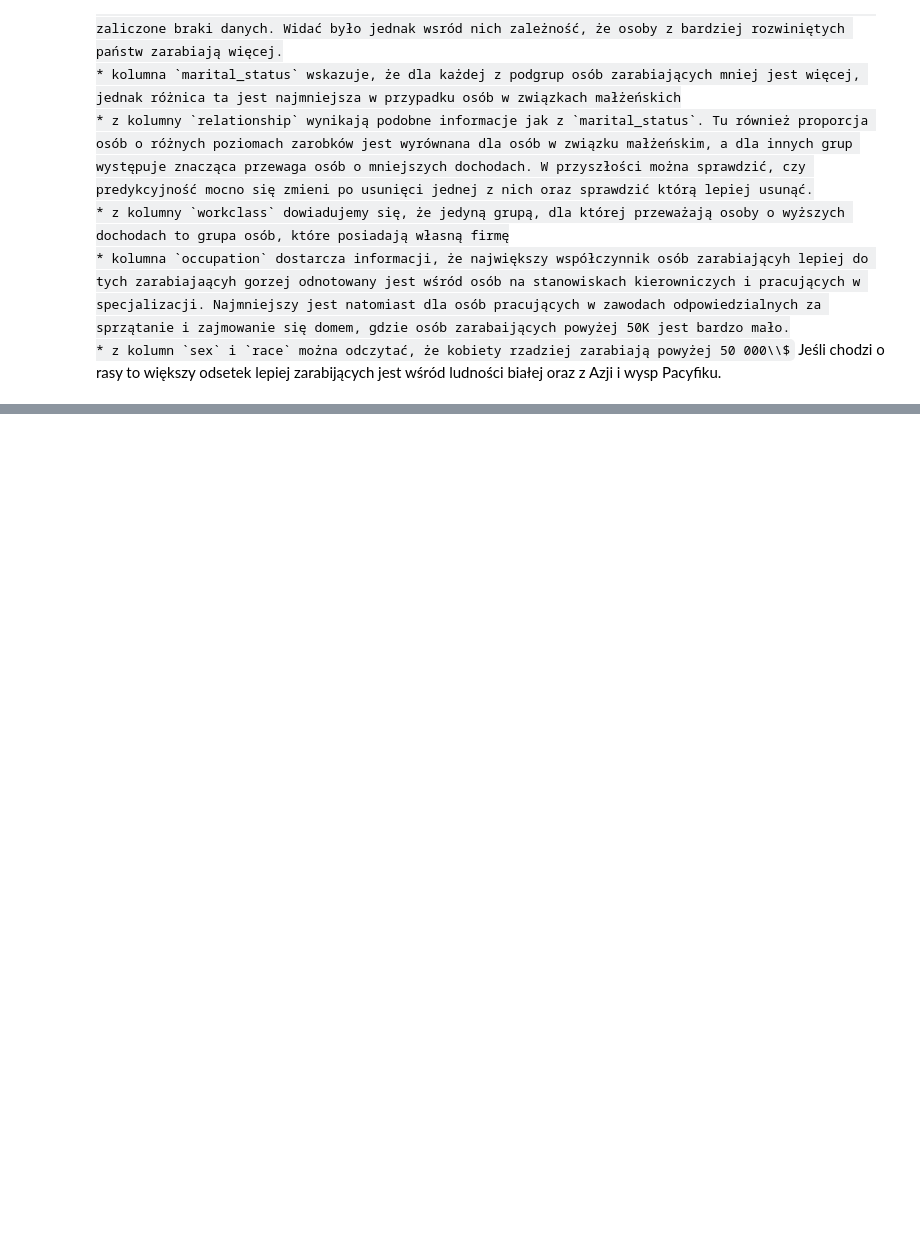
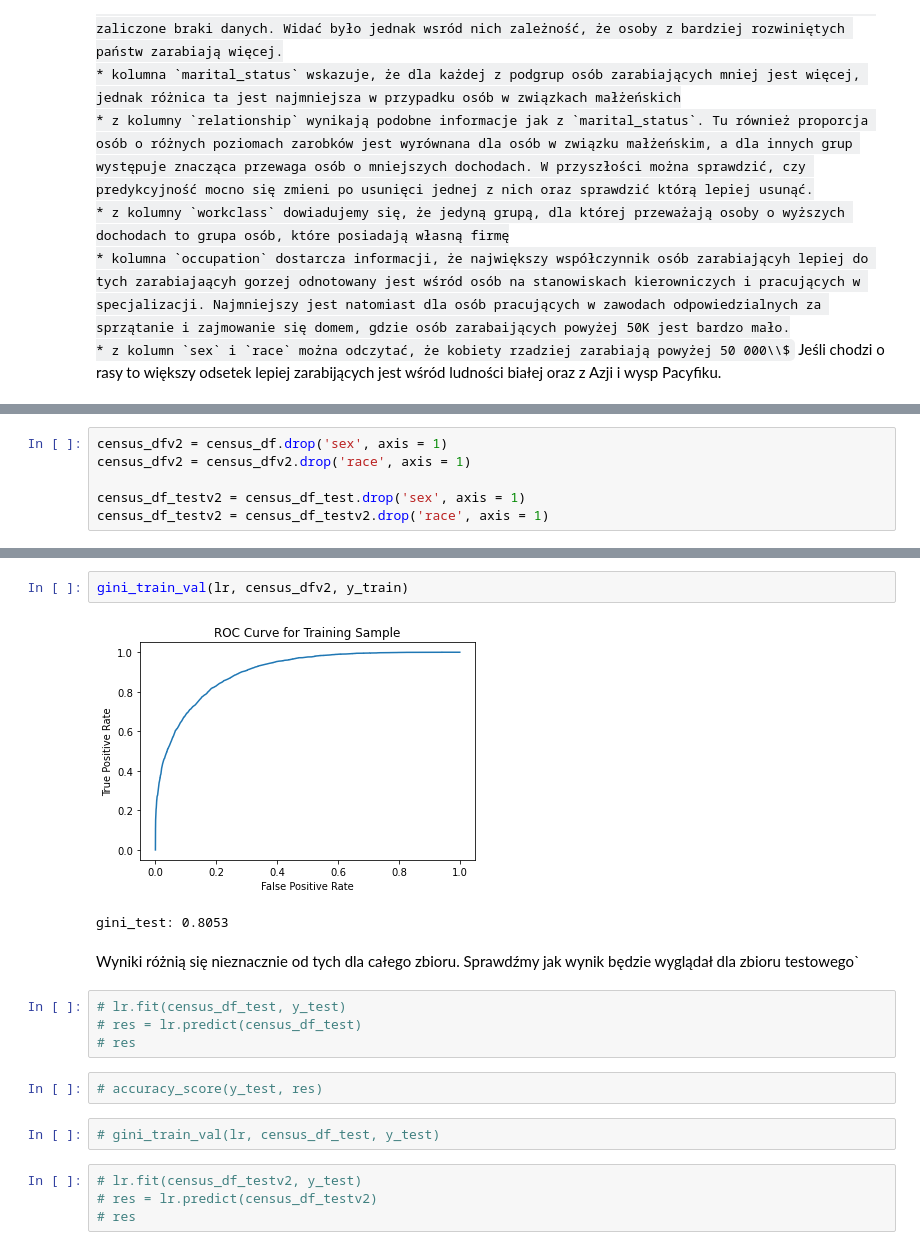
Before and after one commit to malwina0/2022L-ML, a Jupyter notebook: Project1/Projekt1_JakubPiwko_MalwinaWojewoda.ipynb, the cells around one changed output, grey strips where cells are left out. Cells and saved outputs as stored; diff of their text form; some formulas as TeX source; blank space fills up the shorter version.

```diff
--- a/Project1/Projekt1_JakubPiwko_MalwinaWojewoda.ipynb
+++ b/Project1/Projekt1_JakubPiwko_MalwinaWojewoda.ipynb
@@ -858,0 +948,6 @@ Zmienna ta pokazuje, że im wyższy poziom edukacji, tym osób zarabiających po
+# %%
+census_dfv2 = census_df.drop('sex', axis = 1)
+census_dfv2 = census_dfv2.drop('race', axis = 1)
+
+census_df_testv2 = census_df_test.drop('sex', axis = 1)
+census_df_testv2 = census_df_testv2.drop('race', axis = 1)
@@ -858,0 +985,19 @@ Zmienna ta pokazuje, że im wyższy poziom edukacji, tym osób zarabiających po
+# %%
+gini_train_val(lr, census_dfv2, y_train)
+# %% [output]
+[figure, added]
+gini_test: 0.8053
+# %% [markdown]
+Wyniki różnią się nieznacznie od tych dla całego zbioru. Sprawdźmy jak wynik będzie wyglądał dla zbioru testowego`
+# %%
+# lr.fit(census_df_test, y_test)
+# res = lr.predict(census_df_test)
+# res
+# %%
+# accuracy_score(y_test, res)
+# %%
+# gini_train_val(lr, census_df_test, y_test)
+# %%
+# lr.fit(census_df_testv2, y_test)
+# res = lr.predict(census_df_testv2)
+# res
```
Also changed, not shown: parts of 53 cells of this notebook.
